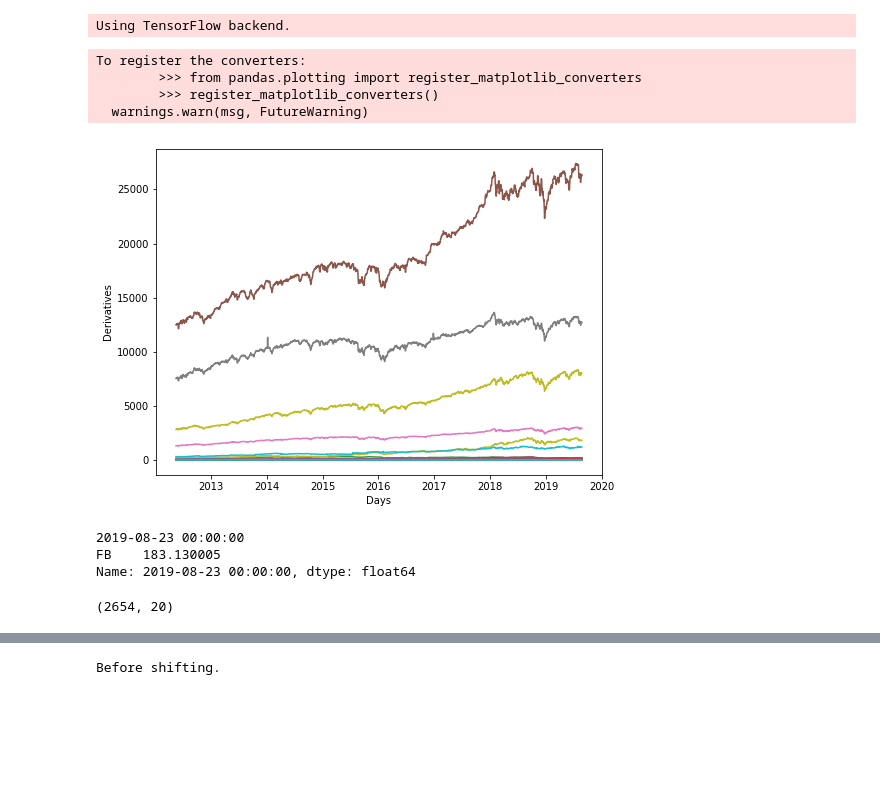
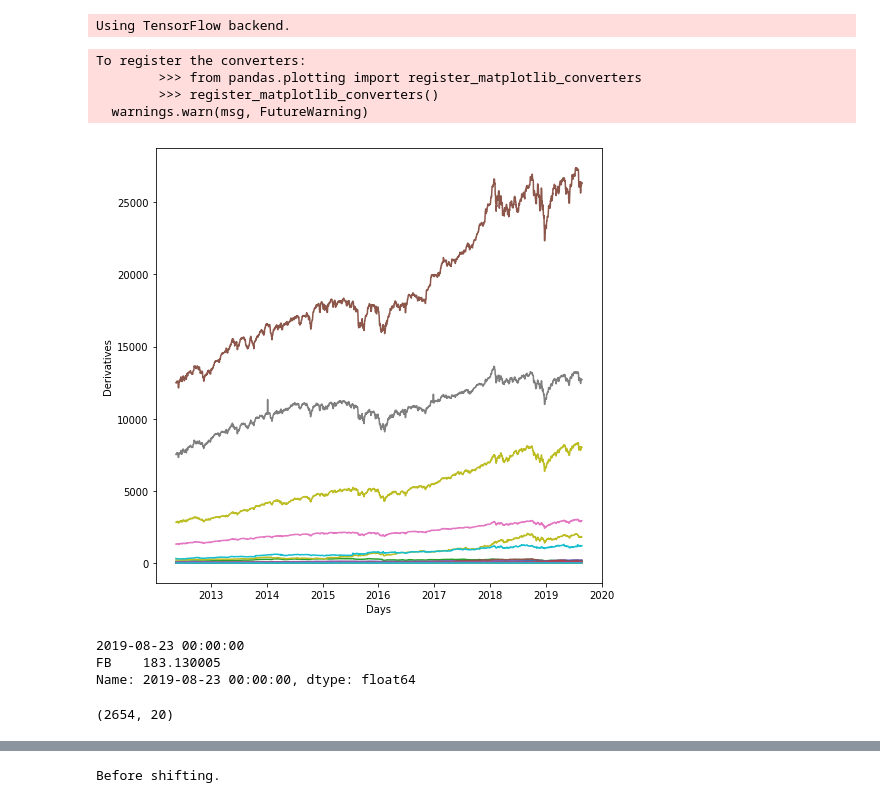
Before and after one commit to abstractguy/lstm_autoencoder_classifier, a Jupyter notebook: LSTM_autoencoder.ipynb, the cells around one changed output, grey strips where cells are left out. Saved outputs shown, nothing was run; the diff lists cells and outputs as text; code cells hidden in the pictures; blank space fills up the shorter version.

```diff
--- a/LSTM_autoencoder.ipynb
+++ b/LSTM_autoencoder.ipynb
@@ -25,12 +25,12 @@ if AI == 'LSTM':
 elif AI == 'LSTM_autoencoder':
     main_ticker = 'FB'
     batch_size = 64
-    epochs = 200
-    learning_rate = 0.00003
+    epochs = 100
+    learning_rate = 0.0001
     random_seed = 123
-    test_size = 0.15
+    test_size = 0.2
     lookback = 5 # Days of past data.
-    gain = 0.07 # Percentage of gain to consider good for trade.
+    gain = 0.067 # Percentage of gain to consider good for trade.
     tickers_list = ['GE',
                     'ADS',
                     'INTC',
@@ -52,7 +52,6 @@ elif AI == 'LSTM_autoencoder':
 # %%
 %matplotlib inline
 
-from collections import OrderedDict
 from math import sqrt
 from os import chdir
 from os.path import exists
@@ -60,7 +59,7 @@ from datetime import datetime
 from tqdm import tqdm
 from numpy.random import seed
 from numpy import append, array, concatenate, count_nonzero, empty, empty_like, expand_dims, mean, nan, power, var, where, zeros
-from pandas import bdate_range, concat, DataFrame, date_range, read_csv, Series
+from pandas import concat, DataFrame, date_range, read_csv, Series
 from pandas_datareader.data import DataReader
 from sklearn.model_selection import train_test_split
 from sklearn.preprocessing import MinMaxScaler, StandardScaler
@@ -82,7 +81,7 @@ import matplotlib.pyplot as plt
 
 seed(7)
 set_random_seed(11)
-rcParams['figure.figsize'] = 8, 6
+rcParams['figure.figsize'] = 8, 8
 labels = ['Normal', 'Break']
 # %% [output]
 Using TensorFlow backend.
@@ -233,21 +234,26 @@ def scale(X, scaler):
 # %%
 dataset_csv = get_stock(main_ticker, tickers_list)
 # %%
-dataset, ticker_y = extract_column(dataset_csv, main_ticker + '_y')
+dataset = dataset_csv.copy()
+#dataset[[main_ticker + '_y']] = delta_time_ratios_df(dataset[[main_ticker + '_y']])
+dataset, ticker_y = extract_column(dataset, main_ticker + '_y')
+
 dataset, business_days = extract_column(dataset, 'Business_days')
+#dataset = delta_time_series_df(dataset)
+
 yesterday_date = dataset.index[-1]
 yesterday_score = dataset.iloc[-1,dataset.columns == main_ticker]
 dataset['Business_days'] = business_days
 plot_dataset(dataset)
 print(yesterday_date)
 print(yesterday_score)
 dataset.shape
 # %% [output]
 To register the converters:
         >>> from pandas.plotting import register_matplotlib_converters
         >>> register_matplotlib_converters()
   warnings.warn(msg, FutureWarning)
-[figure, old version]
+[figure, new version]
 2019-08-23 00:00:00
 FB    183.130005
 Name: 2019-08-23 00:00:00, dtype: float64
```
Also changed, not shown: parts of 15 cells of this notebook.
